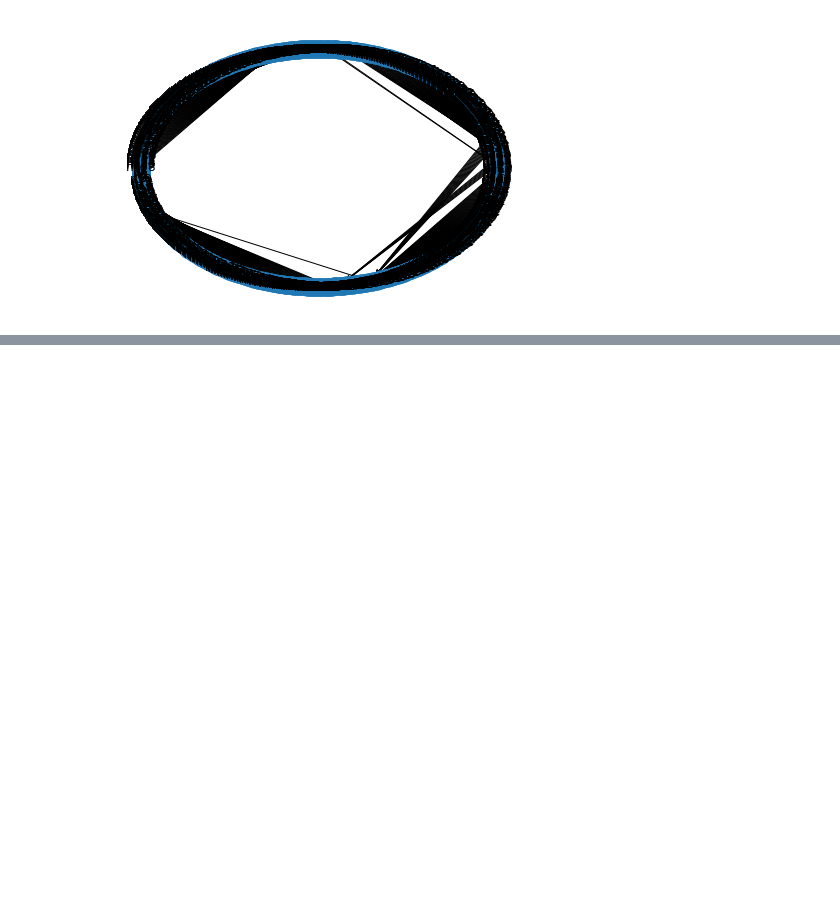
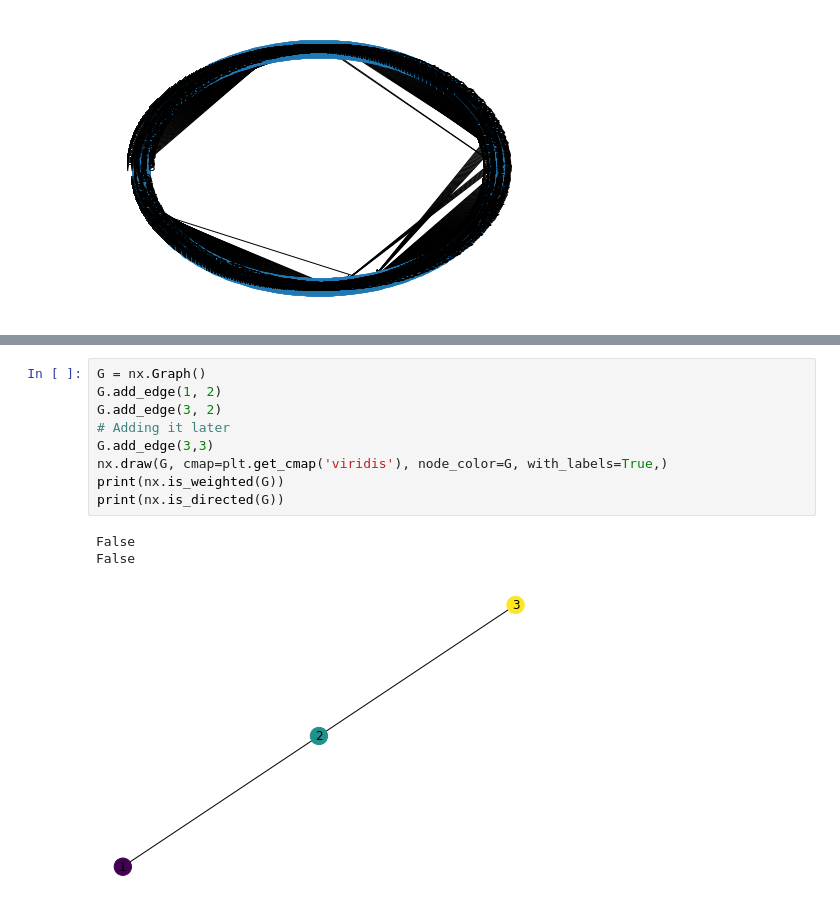
Before and after one commit to Naveen-Chaurasia/Graph-ML-POCs, a Jupyter notebook: NetworkX_poc.ipynb, the cells around one changed output, grey strips where cells are left out. Cells and saved outputs as stored; diff of their text form; blank space fills up the shorter version.

```diff
--- a/NetworkX_poc.ipynb
+++ b/NetworkX_poc.ipynb
@@ -20,0 +37,13 @@ plt.show()
+# %%
+G = nx.Graph()
+G.add_edge(1, 2)
+G.add_edge(3, 2)
+# Adding it later
+G.add_edge(3,3)
+nx.draw(G, cmap=plt.get_cmap('viridis'), node_color=G, with_labels=True,)
+print(nx.is_weighted(G))
+print(nx.is_directed(G))
+# %% [output]
+False
+False
+[figure, added]
```
Also changed, not shown: parts of 1 cell of this notebook, 5 other files.
